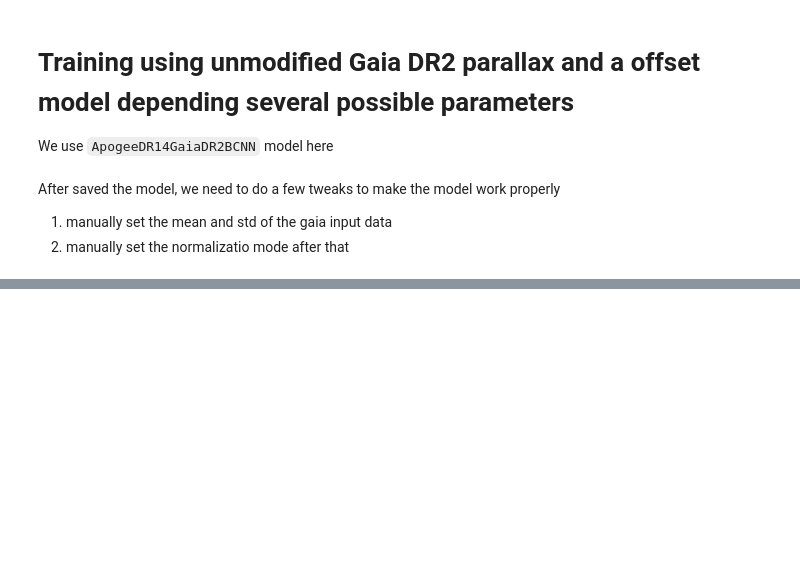
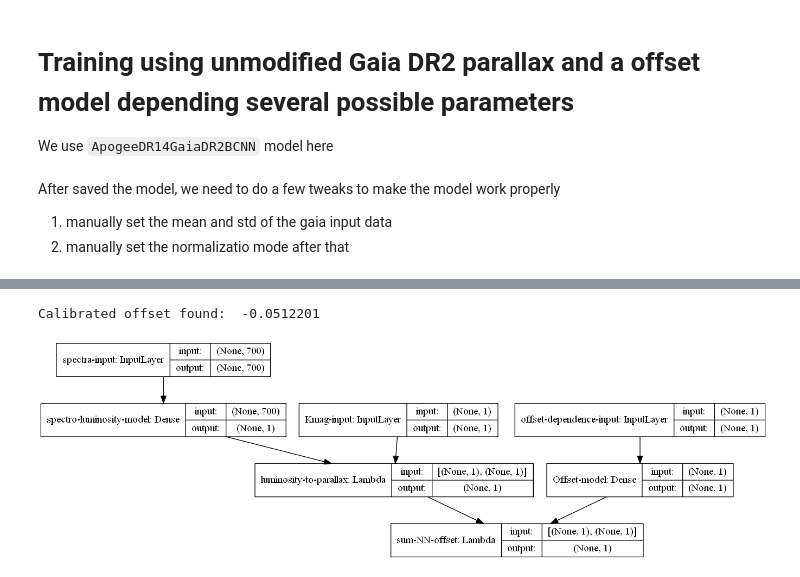
Before and after one commit to henrysky/astroNN_gaia_dr2_paper, a Jupyter notebook: Training.ipynb, the cells around one changed output, grey strips where cells are left out. Drawn from its saved outputs; the diff is of its cells as text; code cells hidden in the pictures; blank space fills up the shorter version.

Commit message:
add toy model demo

```diff
--- a/Training.ipynb
+++ b/Training.ipynb
@@ -155,0 +168,49 @@ with open("astroNN_multivariate_model/astroNN_model_parameter.json", 'w') as fp:
+# %%
+import tensorflow as tf
+import numpy as np
+from IPython.display import Image
+from astroNN.config import cpu_gpu_check
+
+# check CPU GPU config first with astroNN
+cpu_gpu_check()
+
+# set the name
+keras = tf.keras
+Input, Dense, Lambda, Add = keras.layers.Input, keras.layers.Dense, keras.layers.Lambda, keras.layers.Add
+Model = keras.models.Model
+plot_model = keras.utils.plot_model
+sgd = tf.train.GradientDescentOptimizer
+
+true_offset = -0.05  # "gaia parallax offset ground turth"
+
+# setup some random data
+spectra = np.random.normal(0., 0.1, (1000, 700))  # 700 pixels normalized "spectra"
+K_mag = np.random.normal(0, 0.5, 1000)  # "normalized Ks-band apperant magnitude"
+Lmin = np.log(1+np.exp(spectra[:, 100]))  # lets say luminosity is just softplus activated of the 100th spectra flux
+g_parallax = (Lmin * np.power(10, (-0.2 * K_mag))) + true_offset  # "gaia parallax"
+offset_input = np.ones(1000)  # featureless vector of 1s
+
+# all the input tensor
+inputs = Input(shape=(700,), name="spectra-input")
+inputs_mag = Input(shape=(1,), name="Kmag-input")
+inputs_offset = Input(shape=(1,), name="offset-dependence-input")
+
+# model
+luminosity = Dense(1,activation='softplus', name='spectro-luminosity-model', use_bias=False)(inputs)  # spectroscopic luminosity
+luminosity_to_parallax = Lambda(lambda mag: tf.multiply(mag[0], tf.pow(10., tf.multiply(-0.2, mag[1]))),
+                                name='luminosity-to-parallax')([luminosity, inputs_mag])  # spectroscopic luminosity to parallax with K-mag
+offset = Dense(1,activation='linear', name='Offset-model', use_bias=False)(inputs_offset)  # offset calibrated by offset calibration model
+preds =  Lambda(lambda x: tf.add(x[0], x[1]), name="Sum-NN-parallax-N-offset")([luminosity_to_parallax, offset])  # spectro-photometric parallax + offset
+model = Model(inputs=[inputs, inputs_mag, inputs_offset],outputs=preds)  # setup model
+
+sgd=sgd(learning_rate=0.01)  # setup optimizer
+model.compile(optimizer=sgd ,loss='mse',metrics=['mse'])
+model.fit([spectra, K_mag, offset_input], g_parallax, batch_size=64, epochs=60, shuffle=True, verbose=0, validation_split=0.1)
+
+print("Calibrated offset found: ", model.get_layer("Offset-model").get_weights()[0][0][0], "\n")
+
+plot_model(model, show_shapes=True, show_layer_names=True, to_file="minimal_constant_offset_model.png")
+Image(filename="minimal_constant_offset_model.png")
+# %% [output]
+Calibrated offset found:  -0.0512201
+[figure, added]
```
Also changed, not shown: parts of 2 cells of this notebook.
